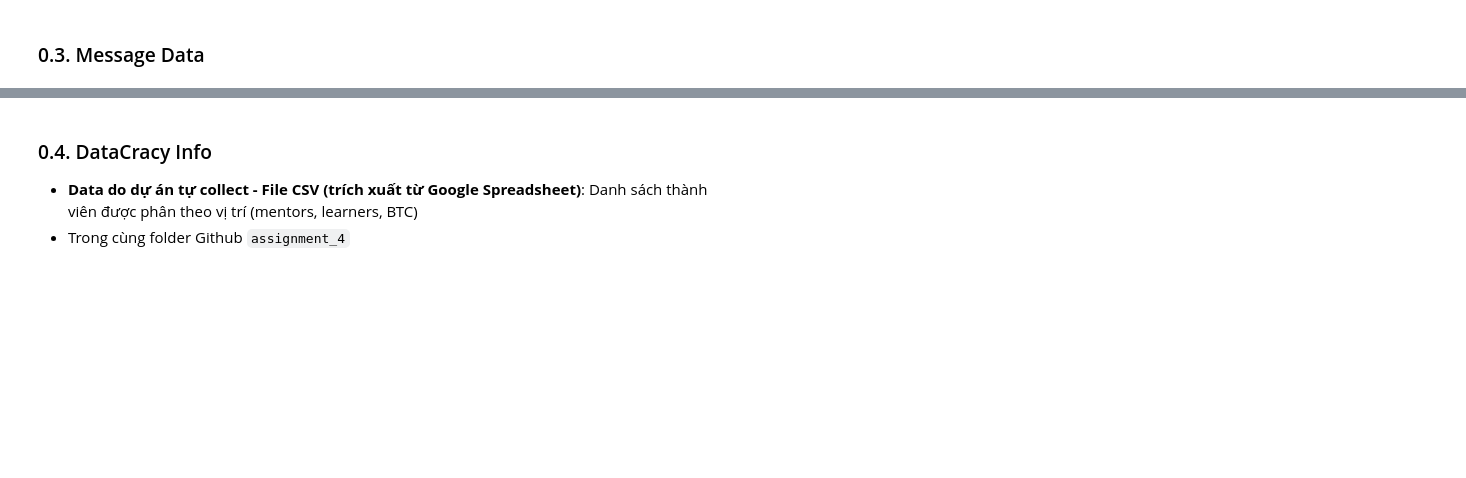
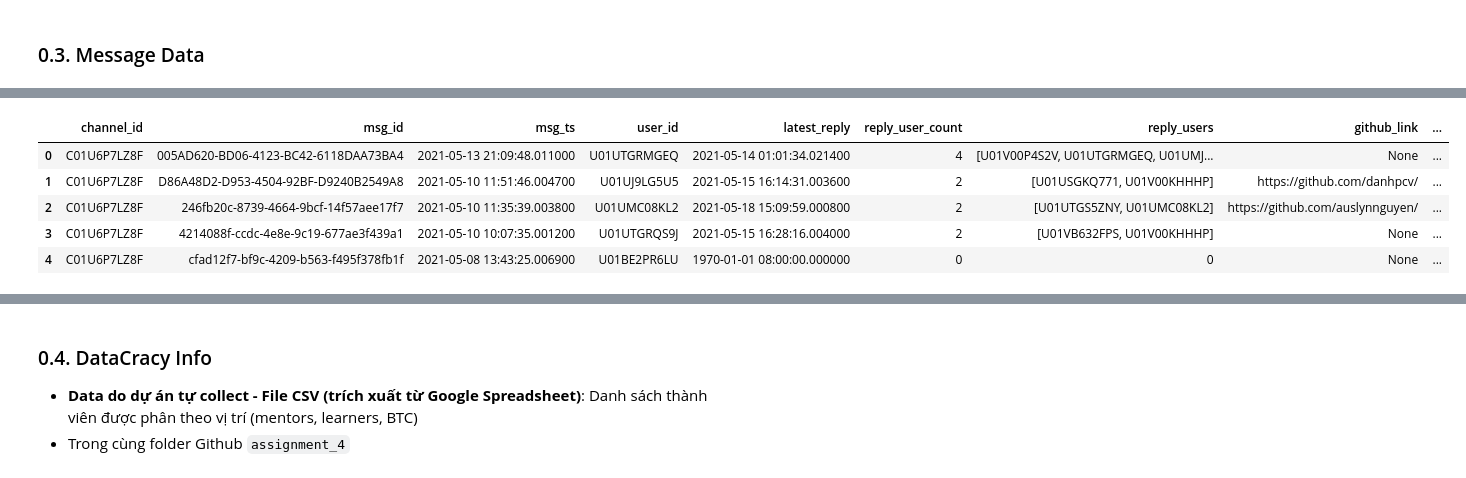
Before and after one commit to anhdanggit/atom-assignments, a Jupyter notebook: assignment_4/home_assignment_4.ipynb, the cells around one changed output, grey strips where cells are left out. Drawn from its saved outputs; the diff is of its cells as text; code cells hidden in the pictures; blank space fills up the shorter version.

```diff
--- a/assignment_4/home_assignment_4.ipynb
+++ b/assignment_4/home_assignment_4.ipynb
@@ -242,3 +243,15 @@ msg_df.tail()
+# %%
+## Extract 1st and 2nd reply users
+msg_df['reply_user1'] = msg_df['reply_users'].apply(lambda x: x[0] if x != 0 else None)
+msg_df['reply_user2'] = msg_df['reply_users'].apply(lambda x: x[1] if x != 0 and len(x) > 1 else None)
+msg_df.head()
+# %% [output]
+|  | channel_id | msg_id | msg_ts | user_id | latest_reply | reply_user_count | reply_users | github_link | ... |
+| 0 | C01U6P7LZ8F | 005AD620-BD06-4123-BC42-6118DAA73BA4 | 2021-05-13 21:09:48.011000 | U01UTGRMGEQ | 2021-05-14 01:01:34.021400 | 4 | [U01V00P4S2V, U01UTGRMGEQ, U01UMJ... | None | ... |
+| 1 | C01U6P7LZ8F | D86A48D2-D953-4504-92BF-D9240B2549A8 | 2021-05-10 11:51:46.004700 | U01UJ9LG5U5 | 2021-05-15 16:14:31.003600 | 2 | [U01USGKQ771, U01V00KHHHP] | https://github.com/danhpcv/ | ... |
+| 2 | C01U6P7LZ8F | 246fb20c-8739-4664-9bcf-14f57aee17f7 | 2021-05-10 11:35:39.003800 | U01UMC08KL2 | 2021-05-18 15:09:59.000800 | 2 | [U01UTGS5ZNY, U01UMC08KL2] | https://github.com/auslynnguyen/ | ... |
+| 3 | C01U6P7LZ8F | 4214088f-ccdc-4e8e-9c19-677ae3f439a1 | 2021-05-10 10:07:35.001200 | U01UTGRQS9J | 2021-05-15 16:28:16.004000 | 2 | [U01VB632FPS, U01V00KHHHP] | None | ... |
+| 4 | C01U6P7LZ8F | cfad12f7-bf9c-4209-b563-f495f378fb1f | 2021-05-08 13:43:25.006900 | U01BE2PR6LU | 1970-01-01 08:00:00.000000 | 0 | 0 | None | ... |
 # %%
 msg_df.info()
 # %% [output]
```
Also changed, not shown: parts of 12 cells of this notebook, 1 other file.
